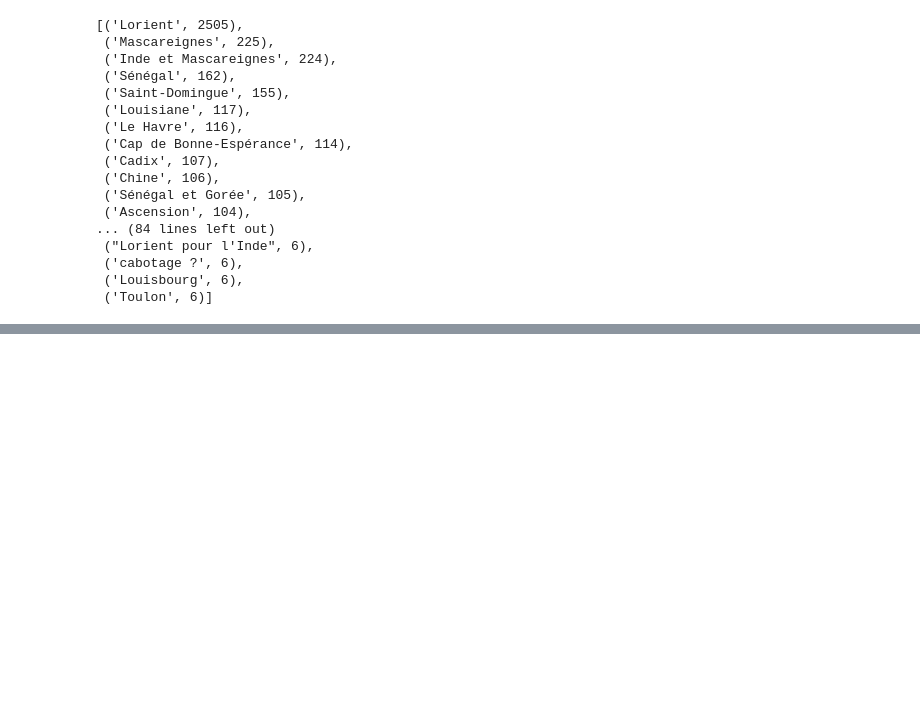
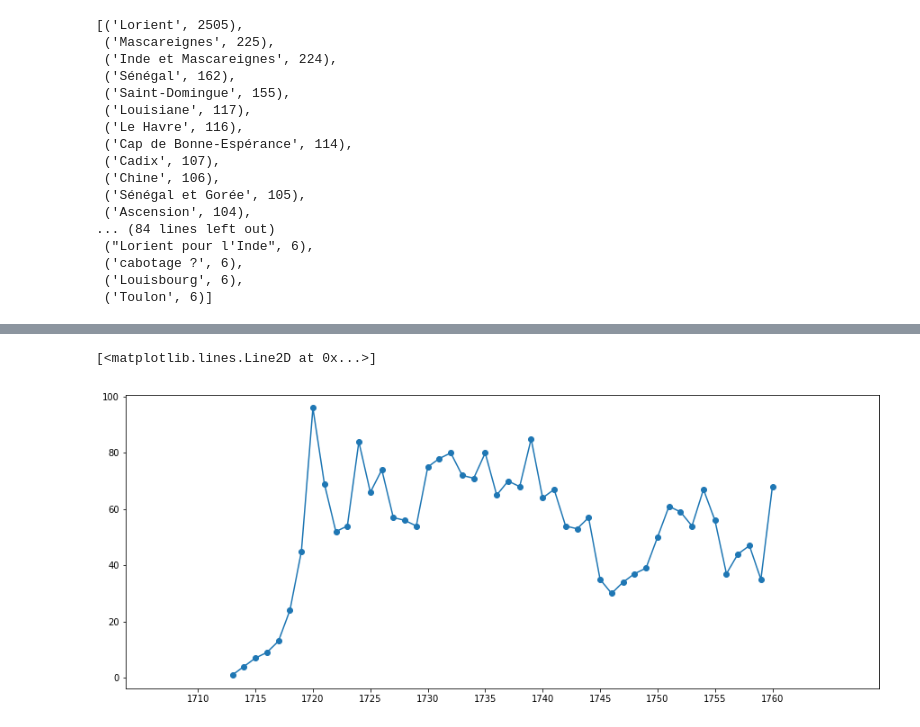
Before and after one commit to daniel-ohayon/imperial-networks, a Jupyter notebook: scripts/parse_ship_data.ipynb, the cells around one changed output, grey strips where cells are left out. Saved outputs shown, nothing was run; the diff lists cells and outputs as text; code cells hidden in the pictures; blank space fills up the shorter version.

```diff
--- a/scripts/parse_ship_data.ipynb
+++ b/scripts/parse_ship_data.ipynb
@@ -312,0 +317,17 @@ with open('ship_links.json', 'w', encoding='utf8') as f:
+# %%
+# non-cumulative
+by_year = Counter()
+for link in LINKS:
+    year = int(link['from_date'])
+    if year <= 1760:
+        by_year[year] += 1
+x, y = [], []
+for a, b in sorted(by_year.items(), key= lambda item: item[0]):
+    x.append(a) ; y.append(b)
+
+plt.xticks(np.arange(1710, 1761, 5))
+plt.scatter(x, y)
+plt.plot(x, y)
+# %% [output]
+[<matplotlib.lines.Line2D at 0x...>]
+[figure, added]
```
Also changed, not shown: parts of 10 cells of this notebook, 2 other files.
